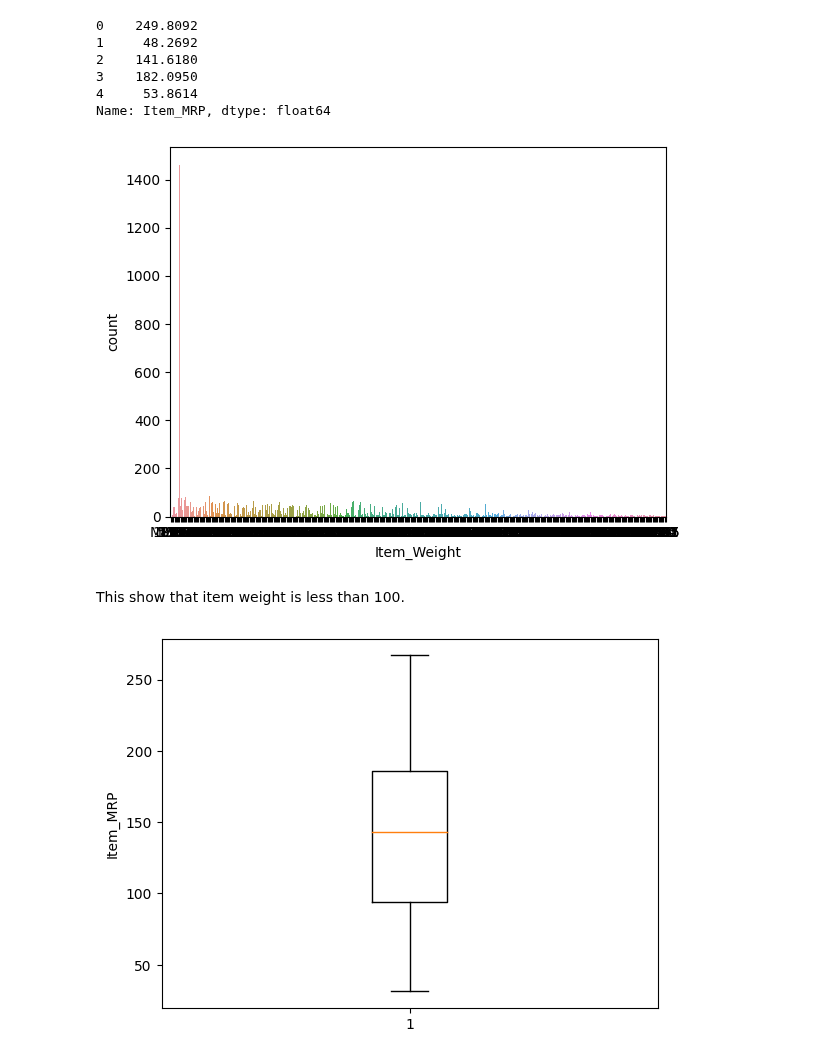
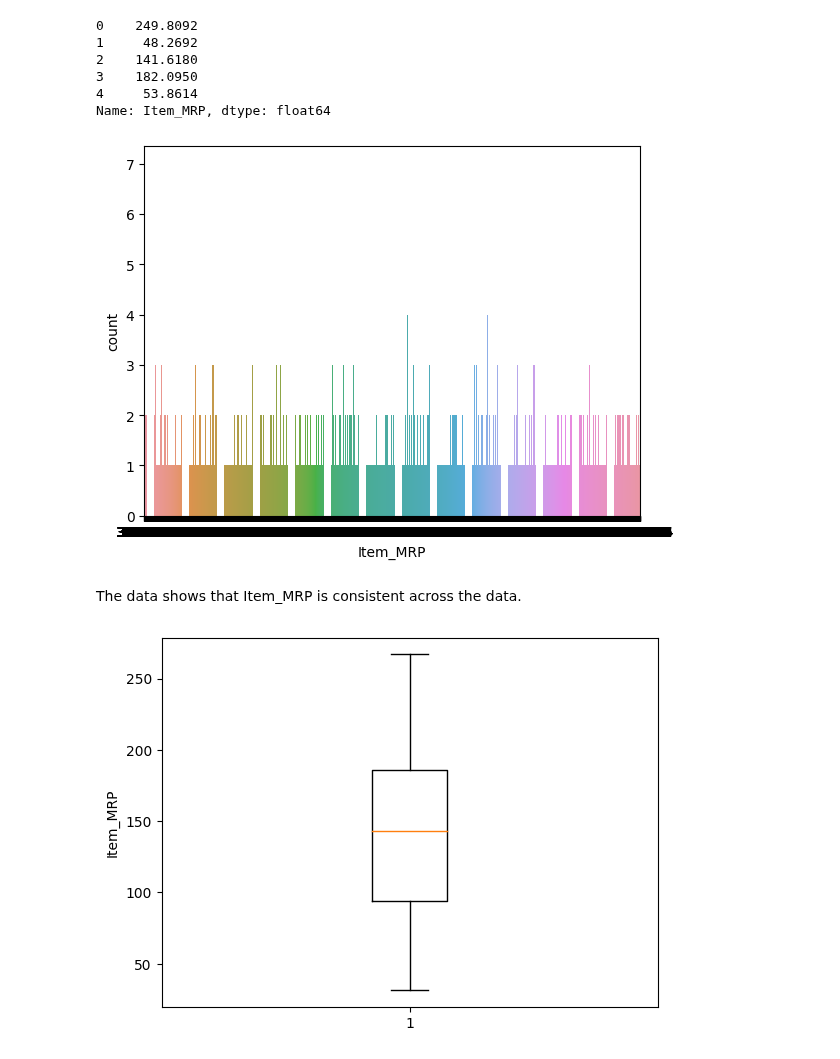
Before and after one commit to ddy623/Prediction-of-Product-Sales, a Jupyter notebook: Copy_of_Prediction_of_Product_Sales.ipynb, the cells around one changed output. Saved outputs shown, nothing was run; the diff lists cells and outputs as text; code cells hidden in the pictures.

```diff
--- a/Copy_of_Prediction_of_Product_Sales.ipynb
+++ b/Copy_of_Prediction_of_Product_Sales.ipynb
@@ -383,11 +383,11 @@ Name: Item_MRP, dtype: float64
 # %%
 #Create a countplot for categorical data
 # Seaborn countplot
-ax = sns.countplot(data=df, x="Item_Weight")
+ax = sns.countplot(data=df, x="Item_MRP")
 # %% [output]
-[figure, old version]
+[figure, new version]
-# %% [markdown]
-This show that item weight is less than 100.
+# %% [markdown]
+The data shows that Item_MRP is consistent across the data.
 # %%
 # create boxplot for numerical feature of dataset
 fig, ax = plt.subplots()
```
Also changed, not shown: parts of 6 cells of this notebook.
